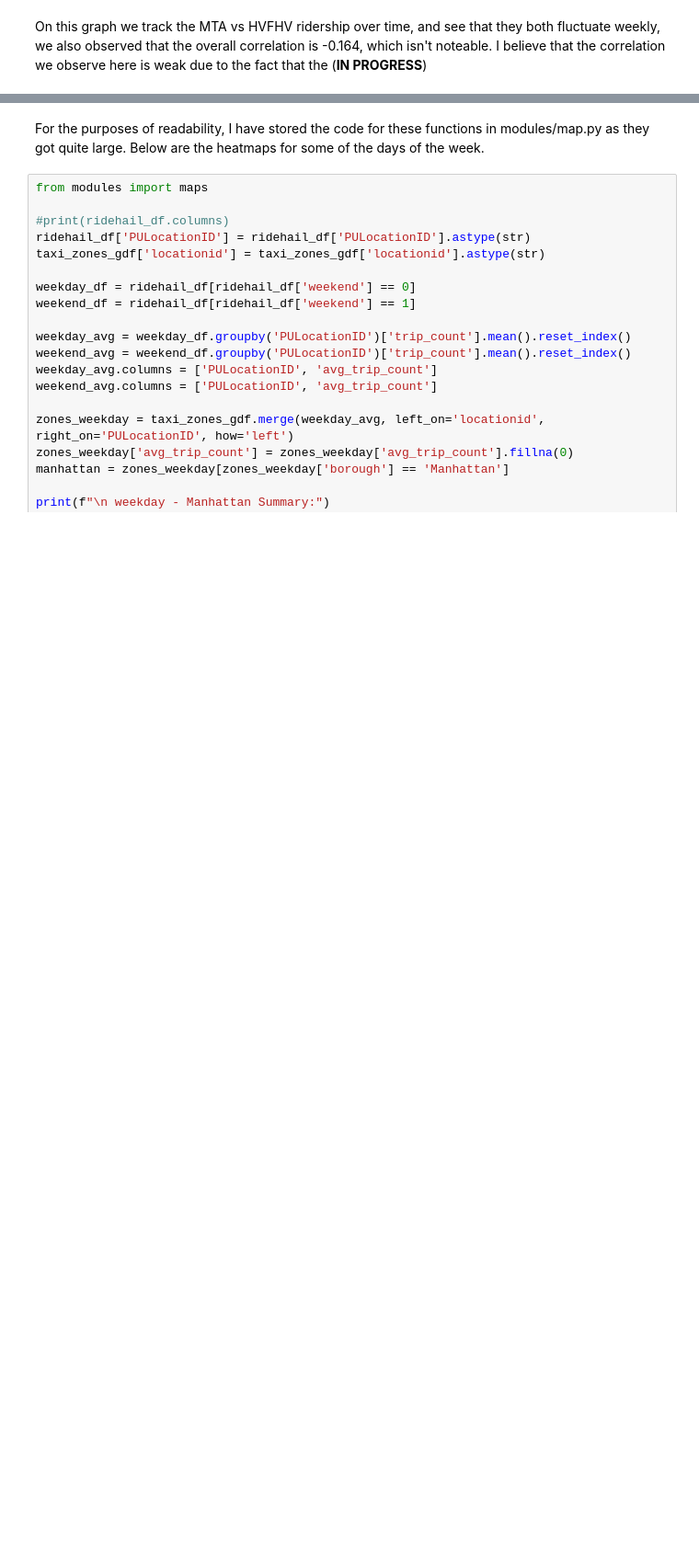
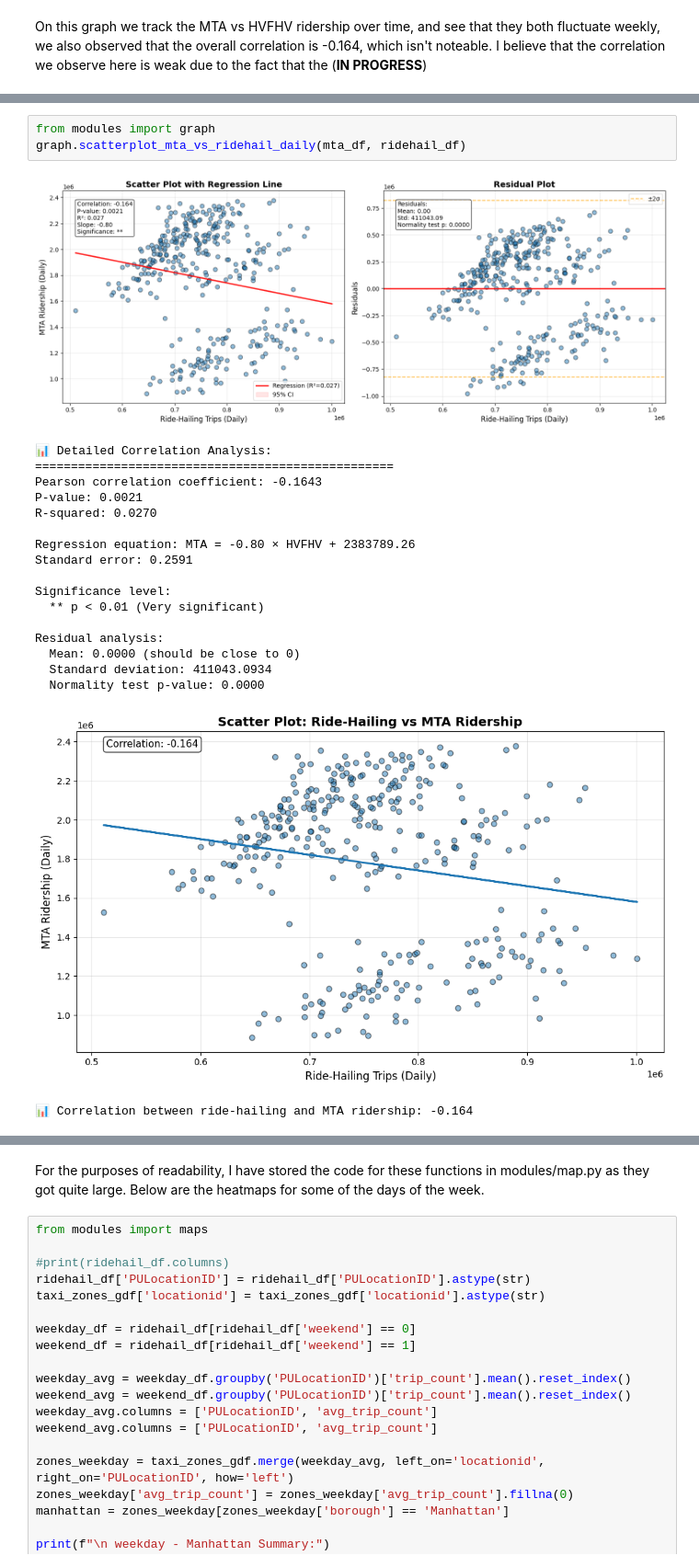
Before and after one commit to COGS108/Group063_WI26, a Jupyter notebook: 03-FinalProject.ipynb, the cells around one changed output, grey strips where cells are left out. Shown at 92% size. Cells and saved outputs as stored; diff of their text form; blank space fills up the shorter version.

```diff
--- a/03-FinalProject.ipynb
+++ b/03-FinalProject.ipynb
@@ -875,0 +761,23 @@ Max: 0.814
+# %%
+from modules import graph
+graph.scatterplot_mta_vs_ridehail_daily(mta_df, ridehail_df)
+# %% [output]
+[figure, added]
+📊 Detailed Correlation Analysis:
+==================================================
+Pearson correlation coefficient: -0.1643
+P-value: 0.0021
+R-squared: 0.0270
+
+Regression equation: MTA = -0.80 × HVFHV + 2383789.26
+Standard error: 0.2591
+
+Significance level:
+  ** p < 0.01 (Very significant)
+
+Residual analysis:
+  Mean: 0.0000 (should be close to 0)
+  Standard deviation: 411043.0934
+  Normality test p-value: 0.0000
+[figure, added]
+📊 Correlation between ride-hailing and MTA ridership: -0.164
```
Also changed, not shown: parts of 12 cells of this notebook, 2 other files.
